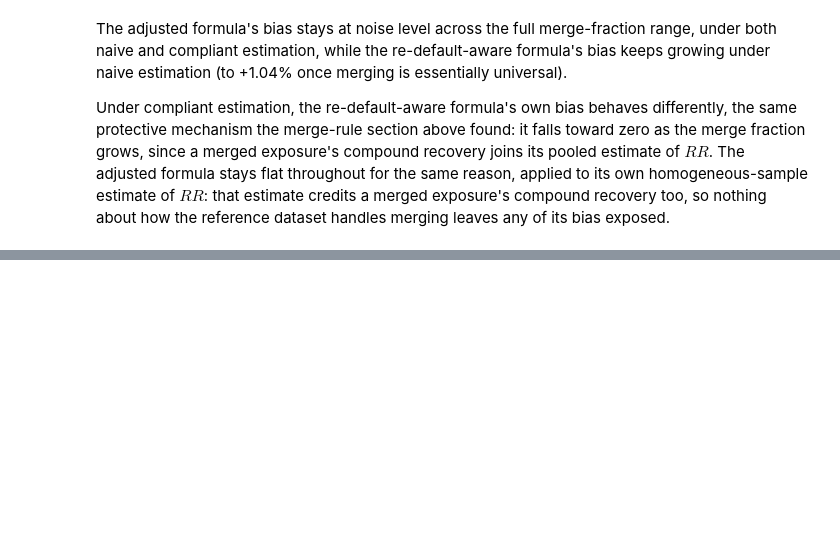
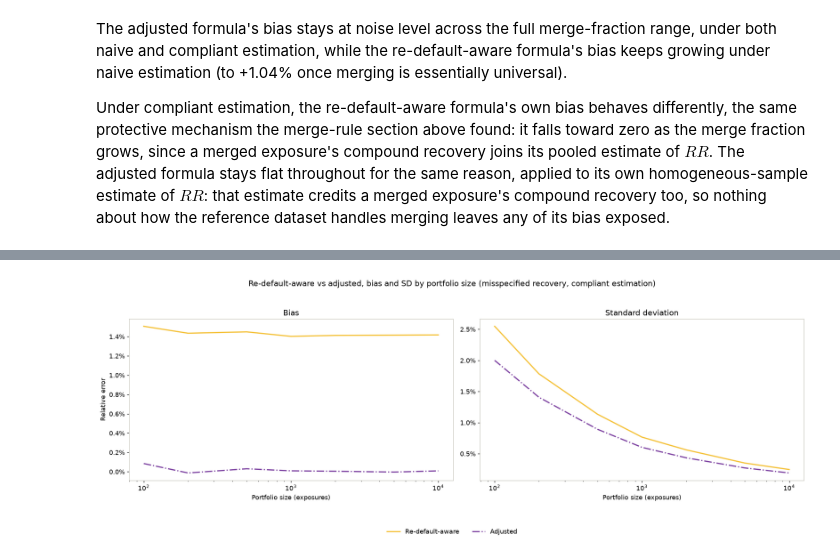
Before and after one commit to yananchuk/lgd-redefault-research, a Jupyter notebook: notebooks/04_misspecification_stress_test.ipynb, the cells around one changed output, grey strips where cells are left out. Saved outputs shown, nothing was run; the diff lists cells and outputs as text; code cells hidden in the pictures; blank space fills up the shorter version.

```diff
--- a/notebooks/04_misspecification_stress_test.ipynb
+++ b/notebooks/04_misspecification_stress_test.ipynb
@@ -236,0 +289,10 @@ Under compliant estimation, the re-default-aware formula's own bias behaves diff
+# %%
+fig = plot_adjustment_bias_variance_decomposition(
+    adjustment_complexity_summaries["compliant"],
+    sweep_param="n_exposures",
+    x_label="Portfolio size (exposures)",
+    title="Re-default-aware vs adjusted, bias and SD by portfolio size (misspecified recovery, compliant estimation)",
+)
+fig.savefig(f"{RESULTS_DIR}/misspec_adjustment_complexity_comparison.png", bbox_inches="tight")
+# %% [output]
+[figure, added]
```
Also changed, not shown: parts of 4 cells of this notebook, 4 other files.
